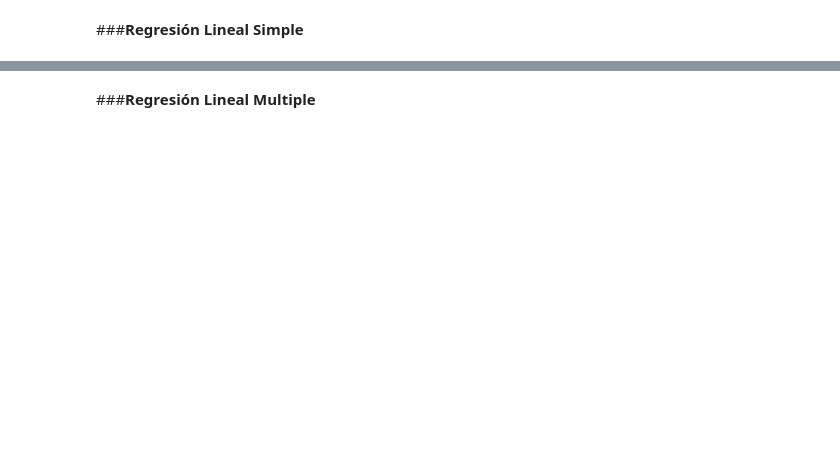
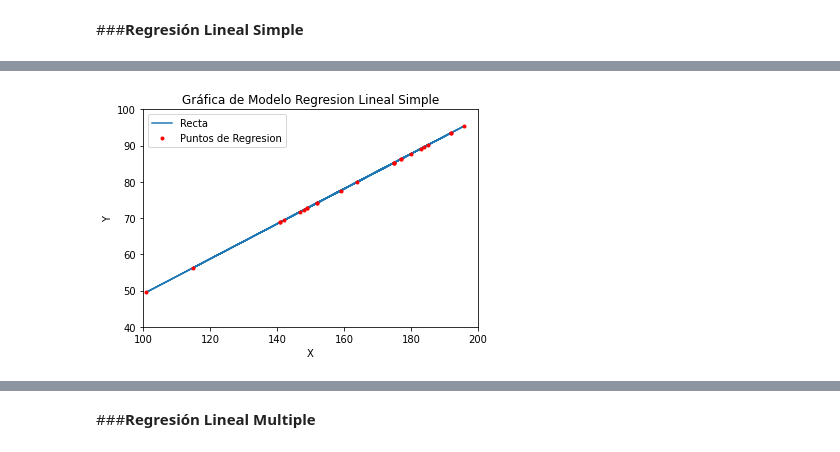
Before and after one commit to LucasRobles2323/Tarea1-MetodosNumericos, a Jupyter notebook: Tarea2.ipynb, the cells around one changed output, grey strips where cells are left out. Cells and saved outputs as stored; diff of their text form; code cells hidden in the pictures; blank space fills up the shorter version.

```diff
--- a/Tarea2.ipynb
+++ b/Tarea2.ipynb
@@ -31,2 +86,86 @@
 # %% [markdown]
 ###**Regresión Lineal Simple**
+# %%
+import math
+import matplotlib.pyplot as plt
+import pandas as pd
+
+# Funcion Regresion Lineal Simple
+def lineal(xi, a1, a0):
+  return ((xi * a1) + a0)
+
+# Funcion para calcular la suma de una multiplicacion
+def multiplicar(datos1, datos2):
+  sumatoria = 0
+
+  for i in range(0, 25):
+    num = (datos1[i]) * (datos2[i])
+    sumatoria = sumatoria + num
+
+  return sumatoria
+
+#--------------------------------------
+
+y_SIMPLE = [] # Lista de los 'Y' obtenidos de la funcion de Regresion Lineal Simple
+
+x = final # Variable Dependiente
+y = exam1 # Variable Independiente
+
+n = len(x) # Cantidad de datos
+sum_x = sum(x) # Sumatoria de los 'X'
+sum_y = sum(y) # Sumatoria de los 'Y'
+sum_x2 = multiplicar(x, x) # Sumatoria de (X^2) o (X * X)
+sum_xy = multiplicar(x, y) # Sumatoria de (X * Y)
+
+#Sumatorias en valor inicial
+ST_L = 0
+SR_L = 0
+
+# Calculo de A1 y A0
+A1 = (n * sum_xy - sum_x * sum_y)/(n * sum_x2 - pow(sum_x,2))
+A0 = (sum_y/n) - A1 * (sum_x/n)
+
+# Calculo de ST
+for i in range(0, 25):
+  diff_y = pow(y[i] - (sum_y / n), 2)
+  ST_L = ST_L + diff_y
+
+# Calculo de SR y obtengo los 'Y' de la funcion de regresion lineal simple
+for i in range(0, 25):
+  fun_regresion = lineal(x[i], A1, A0)
+  diff_y = pow(y[i] - fun_regresion ,2)
+  SR_L = SR_L + diff_y
+  y_SIMPLE.append(fun_regresion)
+
+# Medida de desempeño
+R2 = (ST_L - SR_L)/ST_L
+
+# Imprimir los datos obtenidos
+print("\nDATOS:");
+print(f"  Cantidad de datos = {n}")
+print(f"  Sumatoria x =  {sum_x}")
+print(f"  Sumatoria y = {sum_y}")
+print(f"  Sumatoria x{get_super('2')} = {sum_x2}")
+print(f"  Sumatoria x*y = {sum_xy}")
+print(f"  a{get_sub('1')} = {A1}");
+print(f"  a{get_sub('0')} = {A0}")
+print(f"  S{get_sub('t')} = {ST_L}");
+print(f"  S{get_sub('r')} = {SR_L}")
+print(f"  r{get_super('2')} = {R2}")
+print("\n")
+
+# Genero la grafica
+plt.title("Gráfica de Modelo Regresion Lineal Simple")
+plt.plot(x, y_SIMPLE)
+plt.plot(x, y_SIMPLE, 'r.')
+plt.xlim(100, 200)
+plt.ylim(40, 100)
+plt.legend(["Recta", "Puntos de Regresion"])
+plt.xlabel('X')
+plt.ylabel('Y')
+plt.show()
+
+# Tabla de los 'X' y los 'Y' de la funcion de regresion lineal
+tabla = pd.DataFrame({'X': x, 'f(X)': y_SIMPLE})
+tabla
+# %% [output]
@@ -32,0 +183 @@
+[figure, added]
```
Also changed, not shown: parts of 10 cells of this notebook.
